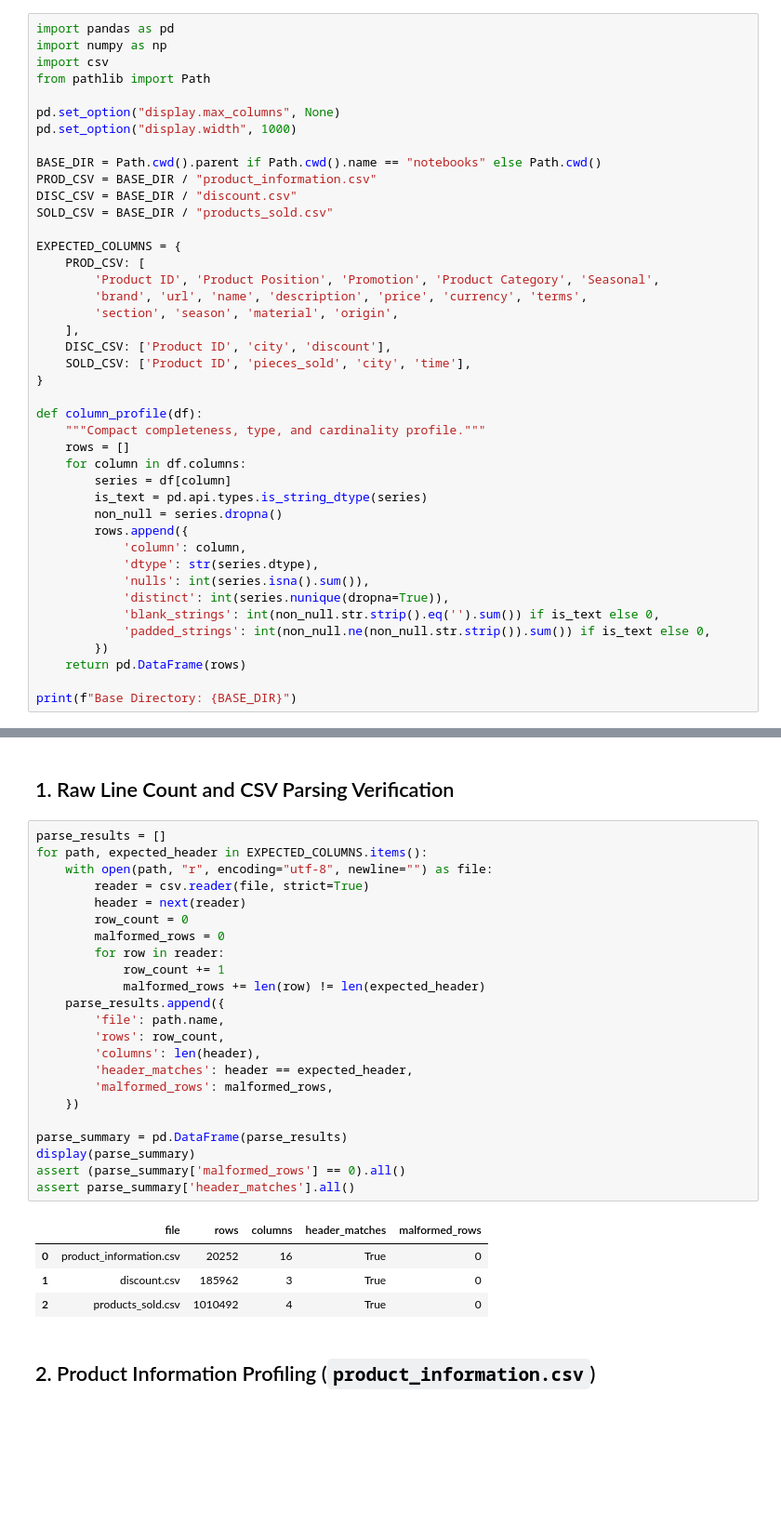
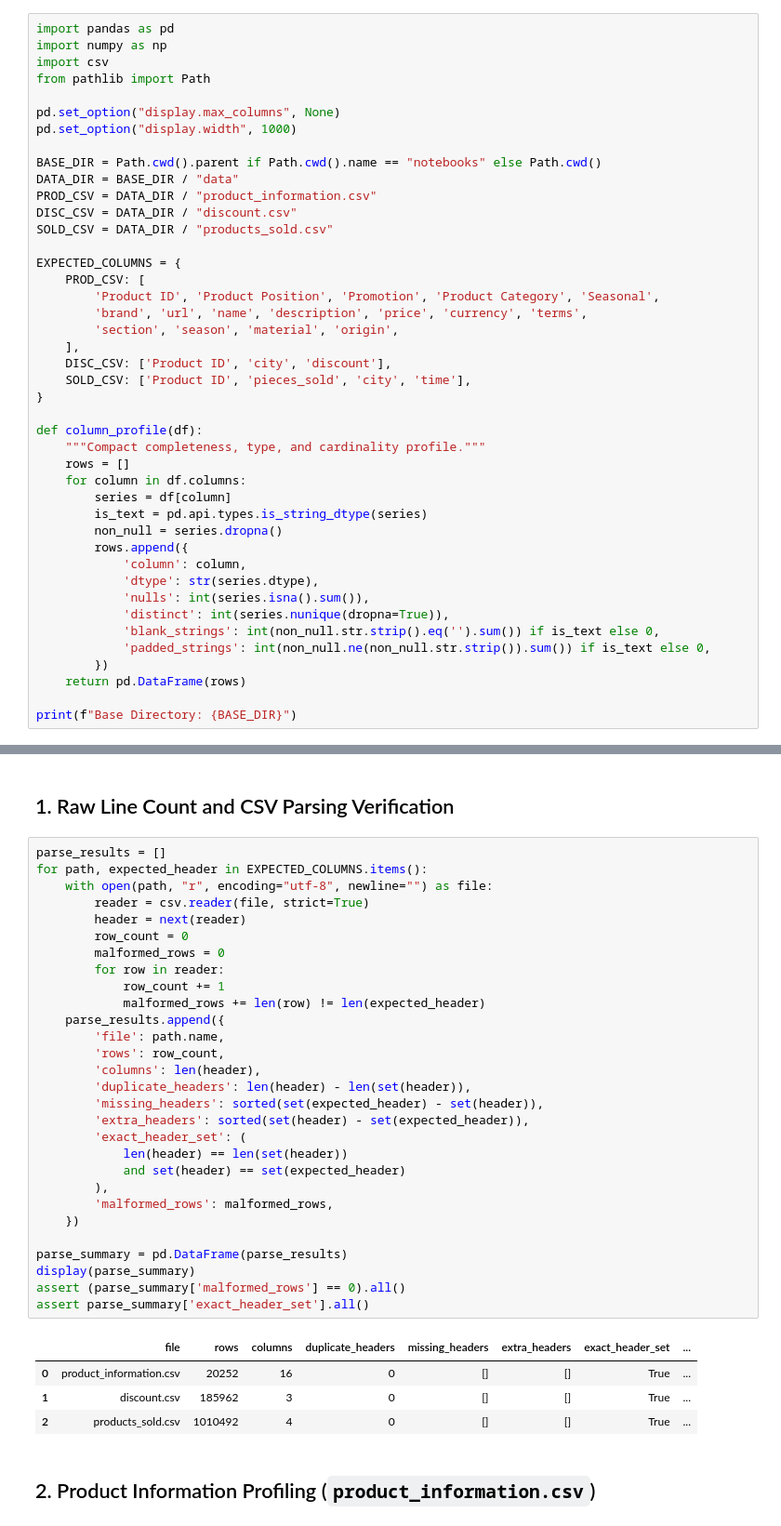
Before and after one commit to Amrf51/retail-sales-warehouse, a Jupyter notebook: notebooks/profiling.ipynb, the cells around one changed output, grey strips where cells are left out. Shown at 93% size. Drawn from its saved outputs; the diff is of its cells as text; blank space fills up the shorter version.

```diff
--- a/notebooks/profiling.ipynb
+++ b/notebooks/profiling.ipynb
@@ -16,9 +16,10 @@ pd.set_option("display.max_columns", None)
 pd.set_option("display.width", 1000)
 
 BASE_DIR = Path.cwd().parent if Path.cwd().name == "notebooks" else Path.cwd()
-PROD_CSV = BASE_DIR / "product_information.csv"
-DISC_CSV = BASE_DIR / "discount.csv"
-SOLD_CSV = BASE_DIR / "products_sold.csv"
+DATA_DIR = BASE_DIR / "data"
+PROD_CSV = DATA_DIR / "product_information.csv"
+DISC_CSV = DATA_DIR / "discount.csv"
+SOLD_CSV = DATA_DIR / "products_sold.csv"
 
 EXPECTED_COLUMNS = {
     PROD_CSV: [
@@ -55,31 +56,37 @@ Base Directory: /Users/amroelsaadany/Documents/GitHub/retail-sales-warehouse
 # %%
 parse_results = []
 for path, expected_header in EXPECTED_COLUMNS.items():
     with open(path, "r", encoding="utf-8", newline="") as file:
         reader = csv.reader(file, strict=True)
         header = next(reader)
         row_count = 0
         malformed_rows = 0
         for row in reader:
             row_count += 1
             malformed_rows += len(row) != len(expected_header)
     parse_results.append({
         'file': path.name,
         'rows': row_count,
         'columns': len(header),
-        'header_matches': header == expected_header,
+        'duplicate_headers': len(header) - len(set(header)),
+        'missing_headers': sorted(set(expected_header) - set(header)),
+        'extra_headers': sorted(set(header) - set(expected_header)),
+        'exact_header_set': (
+            len(header) == len(set(header))
+            and set(header) == set(expected_header)
+        ),
         'malformed_rows': malformed_rows,
     })
 
 parse_summary = pd.DataFrame(parse_results)
 display(parse_summary)
 assert (parse_summary['malformed_rows'] == 0).all()
-assert parse_summary['header_matches'].all()
+assert parse_summary['exact_header_set'].all()
 # %% [output]
-|  | file | rows | columns | header_matches | malformed_rows |
-| 0 | product_information.csv | 20252 | 16 | True | 0 |
-| 1 | discount.csv | 185962 | 3 | True | 0 |
-| 2 | products_sold.csv | 1010492 | 4 | True | 0 |
+|  | file | rows | columns | duplicate_headers | missing_headers | extra_headers | exact_header_set | ... |
+| 0 | product_information.csv | 20252 | 16 | 0 | [] | [] | True | ... |
+| 1 | discount.csv | 185962 | 3 | 0 | [] | [] | True | ... |
+| 2 | products_sold.csv | 1010492 | 4 | 0 | [] | [] | True | ... |
 # %% [markdown]
 ## 2. Product Information Profiling (`product_information.csv`)
 # %%
```
Also changed, not shown: parts of 4 cells of this notebook, 3 other files.
